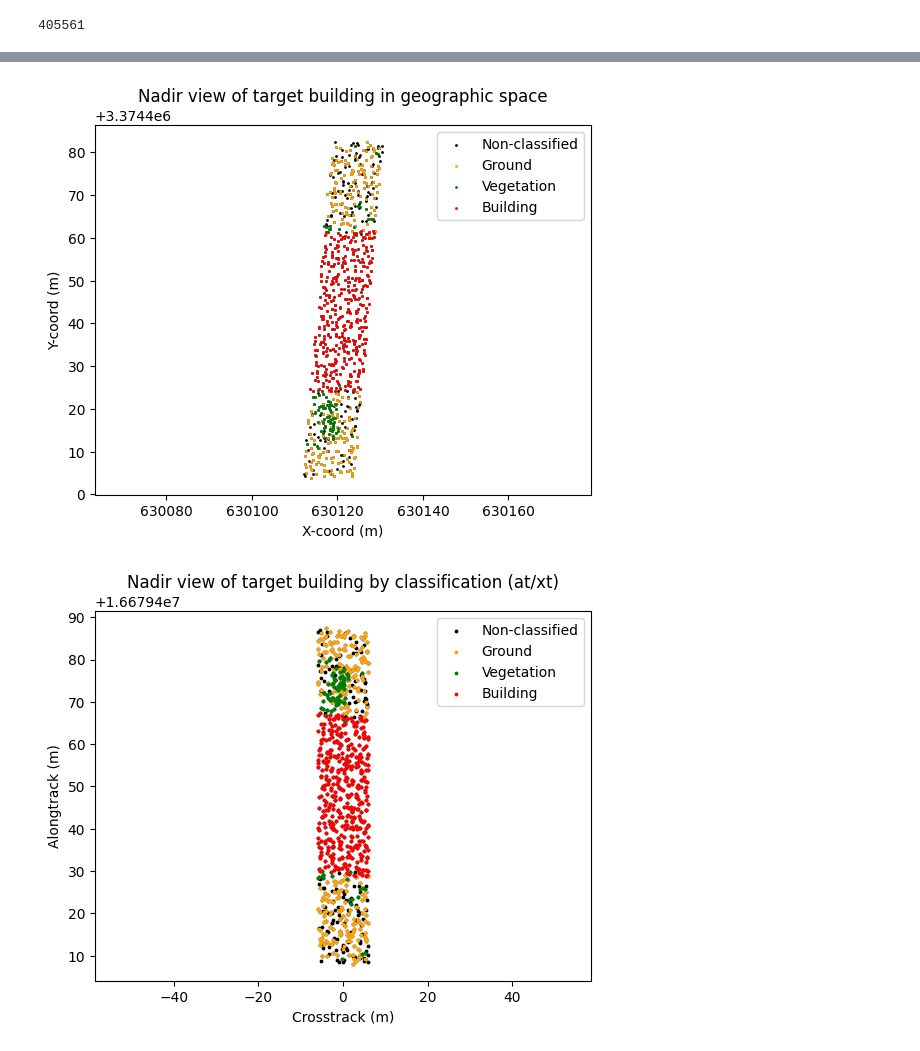
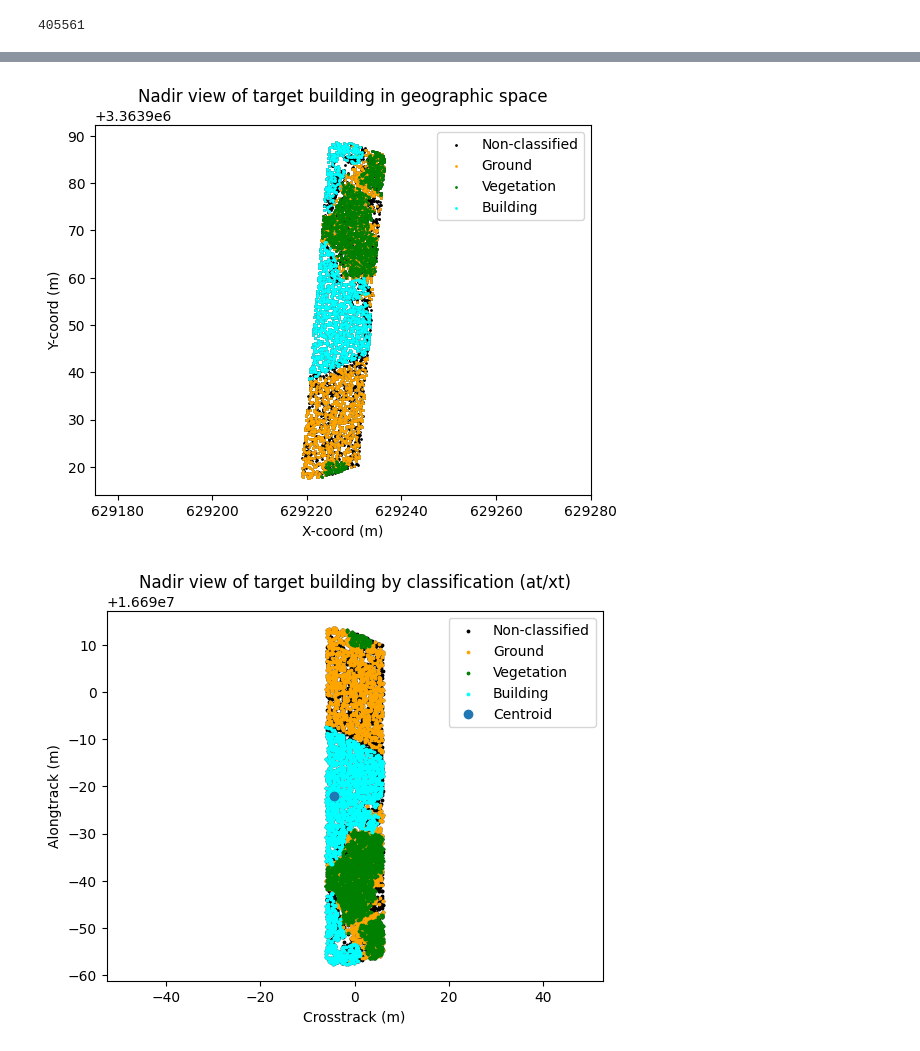
Before and after one commit to ejguenther/icesat2_topobathy, a Jupyter notebook: footprint_analysis.ipynb, the cells around one changed output, grey strips where cells are left out. Saved outputs shown, nothing was run; the diff lists cells and outputs as text; code cells hidden in the pictures.

```diff
--- a/footprint_analysis.ipynb
+++ b/footprint_analysis.ipynb
@@ -52,6 +52,8 @@ als_geoid_file = '/home/ejg2736/dev/geoid/agisoft/us_noaa_g2018u0.tif'
 # %%
 # Get photon rate DF
 df_ph = readers.read_photon_dataframe(atl03_file, gt, atl08_file)
+# %%
+df_ph['crosstrack'] = 0
 # %%
 # Filter df_ph
 extent_gdf = gpd.read_file(extent_file)
@@ -168,7 +181,7 @@ len(austin_buildings)
 %autoreload 2
 
 from utils.create_las_swath import prepare_icesat2_track
-from utils.building_processing import find_intersected_buildings, convert_buildings_to_atxt
+from utils.building_processing import find_intersected_buildings, convert_buildings_to_atxt, remove_complex_intersections
 
 # 1. Prepare data once
 gdf_buildings_utm = austin_buildings.to_crs('EPSG:32614')
@@ -179,11 +192,14 @@ is2_line_utm, line_x, line_y, line_at_dist = prepare_icesat2_track(
 
 # 2. Pipeline the data through the modular functions
 candidates_utm = find_intersected_buildings(
-    is2_line_utm, gdf_buildings_utm, buffer_meters=5.0, building_filter_size=100.0
+    is2_line_utm, gdf_buildings_utm, buffer_meters=5.0, building_filter_size=300.0
 )
 
-buildings_atxt = convert_buildings_to_atxt(
-    candidates_utm, is2_line_utm, line_x, line_y, line_at_dist
+# 3. Remove buildings that have complicated building shapes
+clean_candidates = remove_complex_intersections(candidates_utm, is2_line_utm)
+
+buildings_atxt = convert_buildings_to_atxt_fast(
+    clean_candidates, is2_line_utm, line_x, line_y, line_at_dist
 )
 # %% [output]
 The autoreload extension is already loaded. To reload it, use:
@@ -258,7 +235,9 @@ hit_buildings
 # target_building_id = 17636
 target_building_id = 159174
 # target_building_id = 2479
+target_building_id = 198116
 target_building = hit_buildings.loc[target_building_id].geometry.buffer(20)
+target_building_atxt = buildings_atxt.loc[target_building_id].geometry.buffer(20)
 # %%
 from utils.building_processing import clip_als_to_buffered_building
 target_als = clip_als_to_buffered_building(als_swath, target_building, buffer_m=1.0)
@@ -266,25 +245,27 @@ target_als = target_als[np.abs(target_als.crosstrack) < 6]
 # %%
 cmap = plt.get_cmap('viridis')
 # colors = cmap(target_als.h_norm[target_als.classification==6])
 plt.scatter(target_als.x, target_als.y,c='k',label='Non-classified',s=1)
 plt.scatter(target_als.x[target_als.classification==2], target_als.y[target_als.classification==2],c='orange',s=1,label='Ground')
 plt.scatter(target_als.x[target_als.classification==3], target_als.y[target_als.classification==3],c='g',s=1,label='Vegetation')
-plt.scatter(target_als.x[target_als.classification==6], target_als.y[target_als.classification==6],c='r',s=1,label='Building')
+plt.scatter(target_als.x[target_als.classification==6], target_als.y[target_als.classification==6],c='cyan',s=1,label='Building')
 plt.legend()
 plt.title('Nadir view of target building in geographic space')
 plt.xlabel('X-coord (m)')
 plt.ylabel('Y-coord (m)')
 plt.axis('equal')
 plt.show()
 # %% [output]
-[figure, old version]
+[figure, new version]
 # %%
 cmap = plt.get_cmap('viridis')
 # colors = cmap(target_als.h_norm[target_als.classification==6])
 plt.scatter(target_als.crosstrack, target_als.alongtrack,c='k',label='Non-classified',s=3)
 plt.scatter(target_als.crosstrack[target_als.classification==2], target_als.alongtrack[target_als.classification==2],c='orange',s=3,label='Ground')
 plt.scatter(target_als.crosstrack[target_als.classification==3], target_als.alongtrack[target_als.classification==3],c='g',s=3,label='Vegetation')
-plt.scatter(target_als.crosstrack[target_als.classification==6], target_als.alongtrack[target_als.classification==6],c='r',s=3,label='Building')
+plt.scatter(target_als.crosstrack[target_als.classification==6], target_als.alongtrack[target_als.classification==6],c='cyan',s=3,label='Building')
+plt.plot(target_building_atxt.centroid.y, target_building_atxt.centroid.x,'o',label='Centroid')
+
 plt.legend()
 plt.title('Nadir view of target building by classification (at/xt)')
 plt.xlabel('Crosstrack (m)')
@@ -292,7 +273,7 @@ plt.ylabel('Alongtrack (m)')
 plt.axis('equal')
 plt.show()
 # %% [output]
-[figure, old version]
+[figure, new version]
 # %%
 %load_ext autoreload
 %autoreload 2
```
Also changed, not shown: parts of 28 cells of this notebook, 1 other file.
